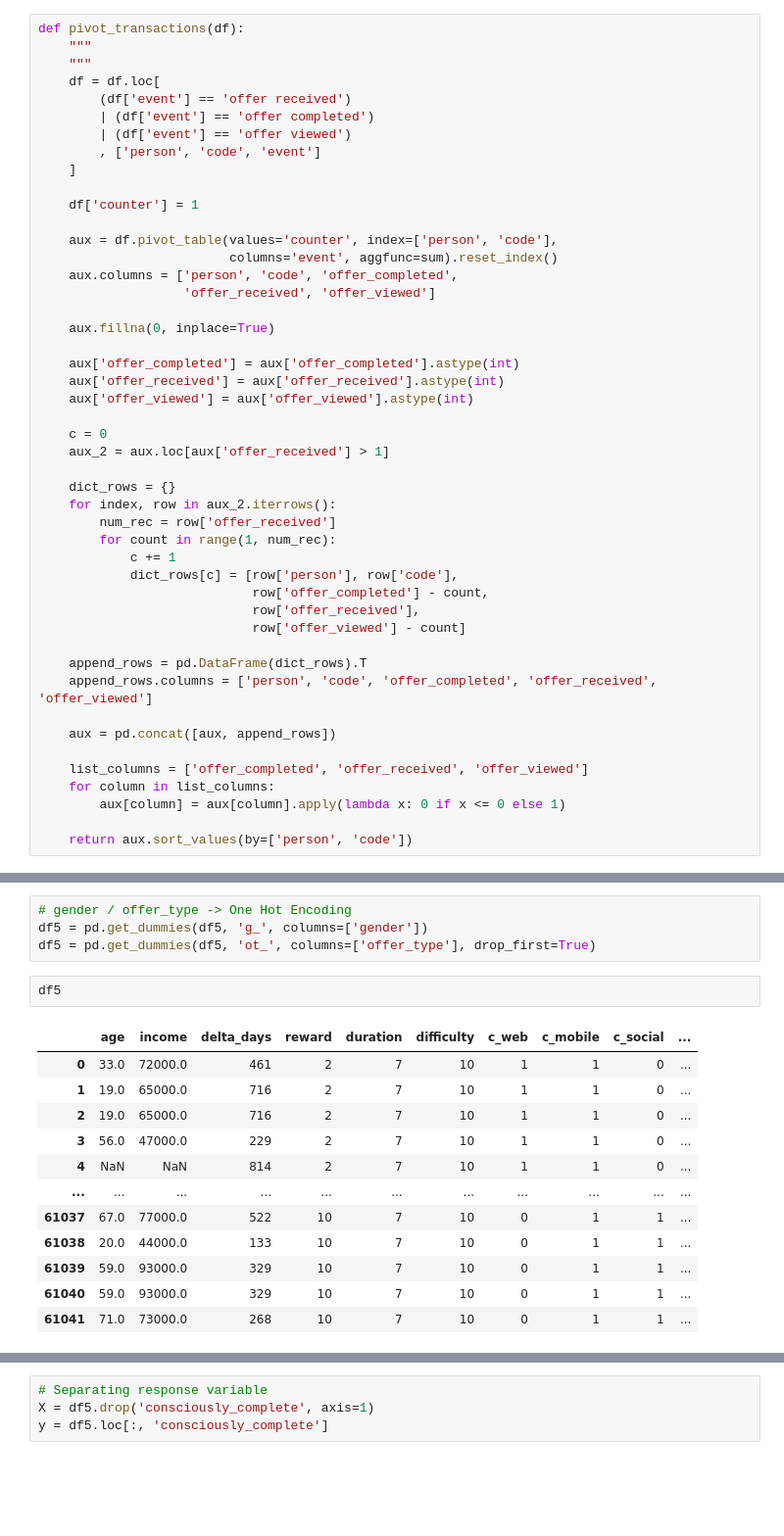
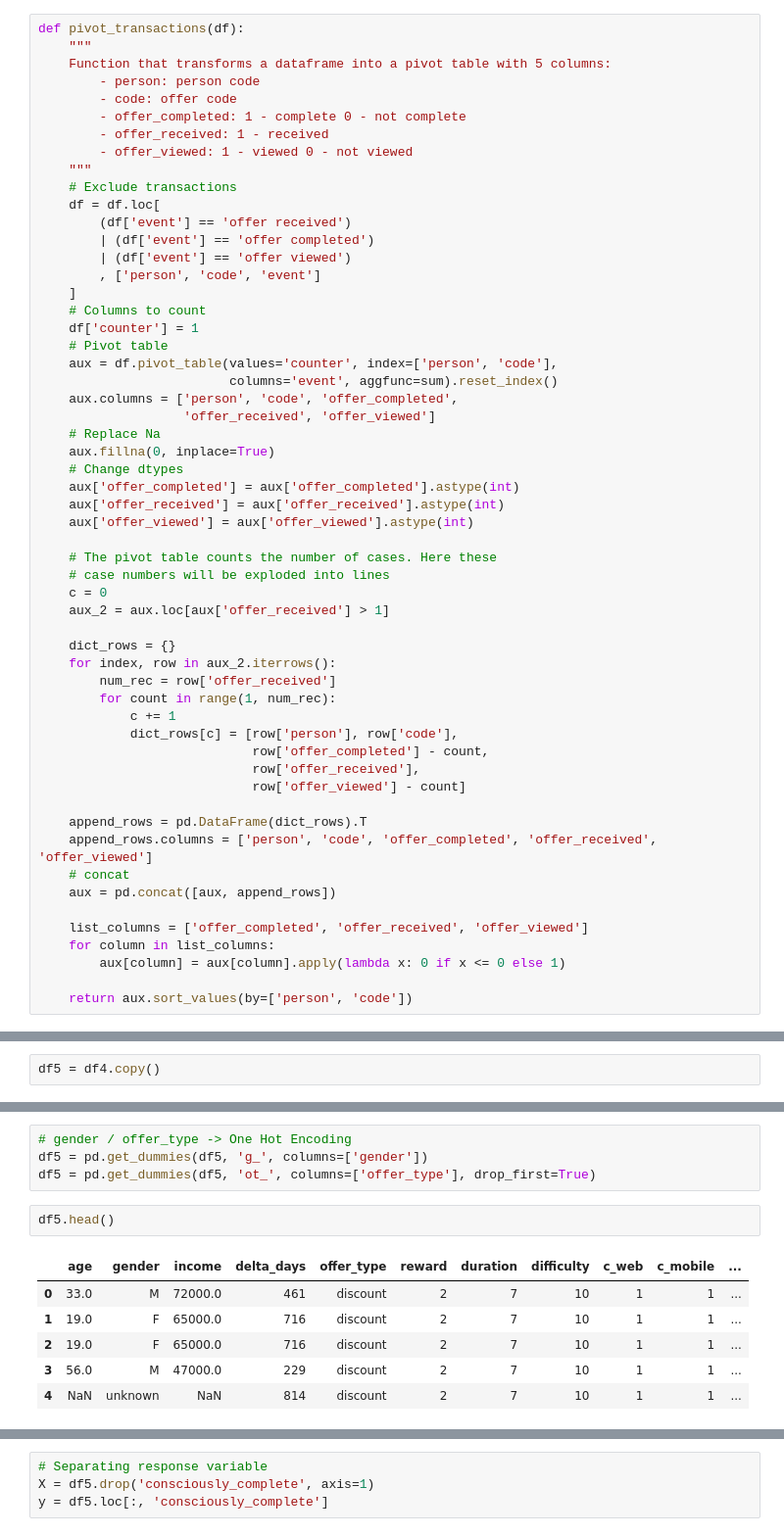
Before and after one commit to tadeucbm/Starbucks-Capstone, a Jupyter notebook: offer_predict.ipynb, the cells around one changed output, grey strips where cells are left out. Shown: that part at 98% size. Drawn from its saved outputs; the diff is of its cells as text; blank space fills up the shorter version.

```diff
--- a/offer_predict.ipynb
+++ b/offer_predict.ipynb
@@ -285,27 +287,36 @@ aux_transcript = df_transcript.loc[df_transcript['offer_type'] != 'informational
 # %%
 def pivot_transactions(df):
     """
+    Function that transforms a dataframe into a pivot table with 5 columns:
+        - person: person code
+        - code: offer code
+        - offer_completed: 1 - complete 0 - not complete
+        - offer_received: 1 - received
+        - offer_viewed: 1 - viewed 0 - not viewed
     """
+    # Exclude transactions
     df = df.loc[
         (df['event'] == 'offer received')
         | (df['event'] == 'offer completed')
         | (df['event'] == 'offer viewed')
         , ['person', 'code', 'event']
     ]
-
+    # Columns to count
     df['counter'] = 1
-
+    # Pivot table
     aux = df.pivot_table(values='counter', index=['person', 'code'],
                          columns='event', aggfunc=sum).reset_index()
     aux.columns = ['person', 'code', 'offer_completed',
                    'offer_received', 'offer_viewed']
-
+    # Replace Na
     aux.fillna(0, inplace=True)
-
+    # Change dtypes
     aux['offer_completed'] = aux['offer_completed'].astype(int)
     aux['offer_received'] = aux['offer_received'].astype(int)
     aux['offer_viewed'] = aux['offer_viewed'].astype(int)
 
+    # The pivot table counts the number of cases. Here these
+    # case numbers will be exploded into lines
     c = 0
     aux_2 = aux.loc[aux['offer_received'] > 1]
 
@@ -321,7 +332,7 @@ def pivot_transactions(df):
 
     append_rows = pd.DataFrame(dict_rows).T
     append_rows.columns = ['person', 'code', 'offer_completed', 'offer_received', 'offer_viewed']
-
+    # concat
     aux = pd.concat([aux, append_rows])
 
     list_columns = ['offer_completed', 'offer_received', 'offer_viewed']
@@ -533,3 +547,5 @@ df5.head()
+# %%
+df5 = df4.copy()
 # %%
 df5 = df5[['age', 'gender', 'income', 'delta_days', 'offer_type', 'reward', 'duration',
            'difficulty', 'c_web', 'c_mobile', 'c_social', 'missing_profile', 'consciously_complete']]
@@ -540,17 +559,11 @@ df5 = df5[['age', 'gender', 'income', 'delta_days', 'offer_type', 'reward', 'dur
 df5 = pd.get_dummies(df5, 'g_', columns=['gender'])
 df5 = pd.get_dummies(df5, 'ot_', columns=['offer_type'], drop_first=True)
 # %%
-df5
+df5.head()
 # %% [output]
-|  | age | income | delta_days | reward | duration | difficulty | c_web | c_mobile | c_social | ... |
-| 0 | 33.0 | 72000.0 | 461 | 2 | 7 | 10 | 1 | 1 | 0 | ... |
-| 1 | 19.0 | 65000.0 | 716 | 2 | 7 | 10 | 1 | 1 | 0 | ... |
-| 2 | 19.0 | 65000.0 | 716 | 2 | 7 | 10 | 1 | 1 | 0 | ... |
-| 3 | 56.0 | 47000.0 | 229 | 2 | 7 | 10 | 1 | 1 | 0 | ... |
-| 4 | NaN | NaN | 814 | 2 | 7 | 10 | 1 | 1 | 0 | ... |
-| ... | ... | ... | ... | ... | ... | ... | ... | ... | ... | ... |
-| 61037 | 67.0 | 77000.0 | 522 | 10 | 7 | 10 | 0 | 1 | 1 | ... |
-| 61038 | 20.0 | 44000.0 | 133 | 10 | 7 | 10 | 0 | 1 | 1 | ... |
-| 61039 | 59.0 | 93000.0 | 329 | 10 | 7 | 10 | 0 | 1 | 1 | ... |
-| 61040 | 59.0 | 93000.0 | 329 | 10 | 7 | 10 | 0 | 1 | 1 | ... |
-| 61041 | 71.0 | 73000.0 | 268 | 10 | 7 | 10 | 0 | 1 | 1 | ... |
+|  | age | gender | income | delta_days | offer_type | reward | duration | difficulty | c_web | c_mobile | ... |
+| 0 | 33.0 | M | 72000.0 | 461 | discount | 2 | 7 | 10 | 1 | 1 | ... |
+| 1 | 19.0 | F | 65000.0 | 716 | discount | 2 | 7 | 10 | 1 | 1 | ... |
+| 2 | 19.0 | F | 65000.0 | 716 | discount | 2 | 7 | 10 | 1 | 1 | ... |
+| 3 | 56.0 | M | 47000.0 | 229 | discount | 2 | 7 | 10 | 1 | 1 | ... |
+| 4 | NaN | unknown | NaN | 814 | discount | 2 | 7 | 10 | 1 | 1 | ... |
```
Also changed, not shown: parts of 43 cells of this notebook.
